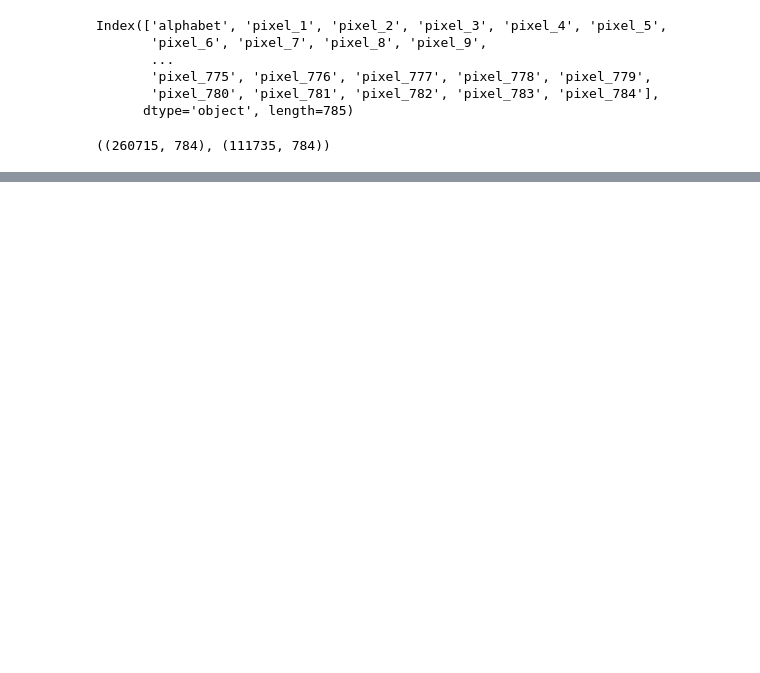
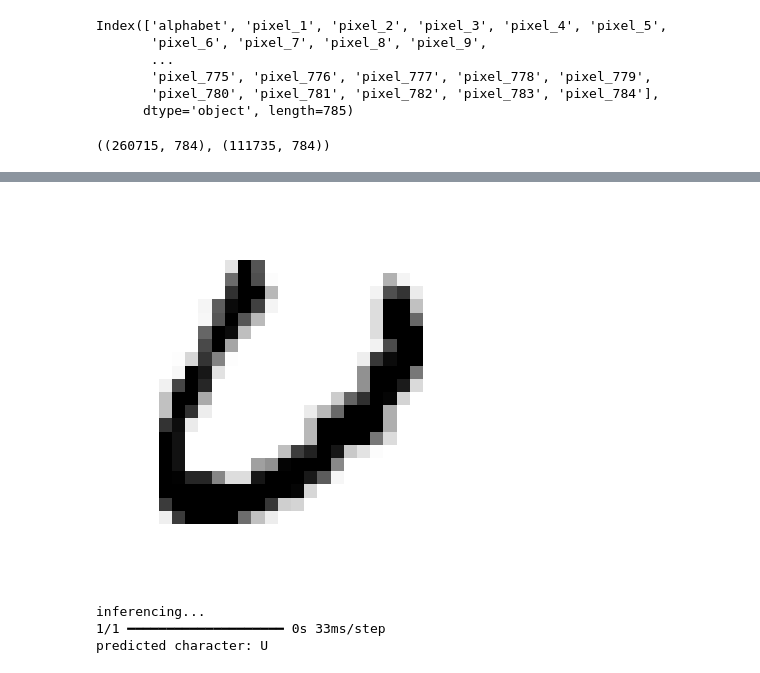
Before and after one commit to kyleoneil/MLProjs, a Jupyter notebook: hiragana_ocr_translation/english_character_recognition.ipynb, the cells around one changed output, grey strips where cells are left out. Drawn from its saved outputs; the diff is of its cells as text; code cells hidden in the pictures; blank space fills up the shorter version.

```diff
--- a/hiragana_ocr_translation/english_character_recognition.ipynb
+++ b/hiragana_ocr_translation/english_character_recognition.ipynb
@@ -228,0 +300,18 @@ for history in [history_mlp, history_cnn]:
+# %%
+# bonus: utilize the better model (CNN) for predicting characters
+
+import random
+index = random.randint(0,len(X_test))
+
+plt.imshow(X_test.iloc[index].values.reshape(28, 28), cmap='Grays')
+plt.axis('off')
+plt.show()
+
+print('inferencing...')
+out = letters[tf.argmax(cnn.predict(np.expand_dims(np.array(X_test.iloc[index]),axis=0)),axis=1).numpy()[0]]
+print('predicted character:', out)
+# %% [output]
+[figure, added]
+inferencing...
+1/1 ━━━━━━━━━━━━━━━━━━━━ 0s 33ms/step
+predicted character: U
```
Also changed, not shown: parts of 11 cells of this notebook.
